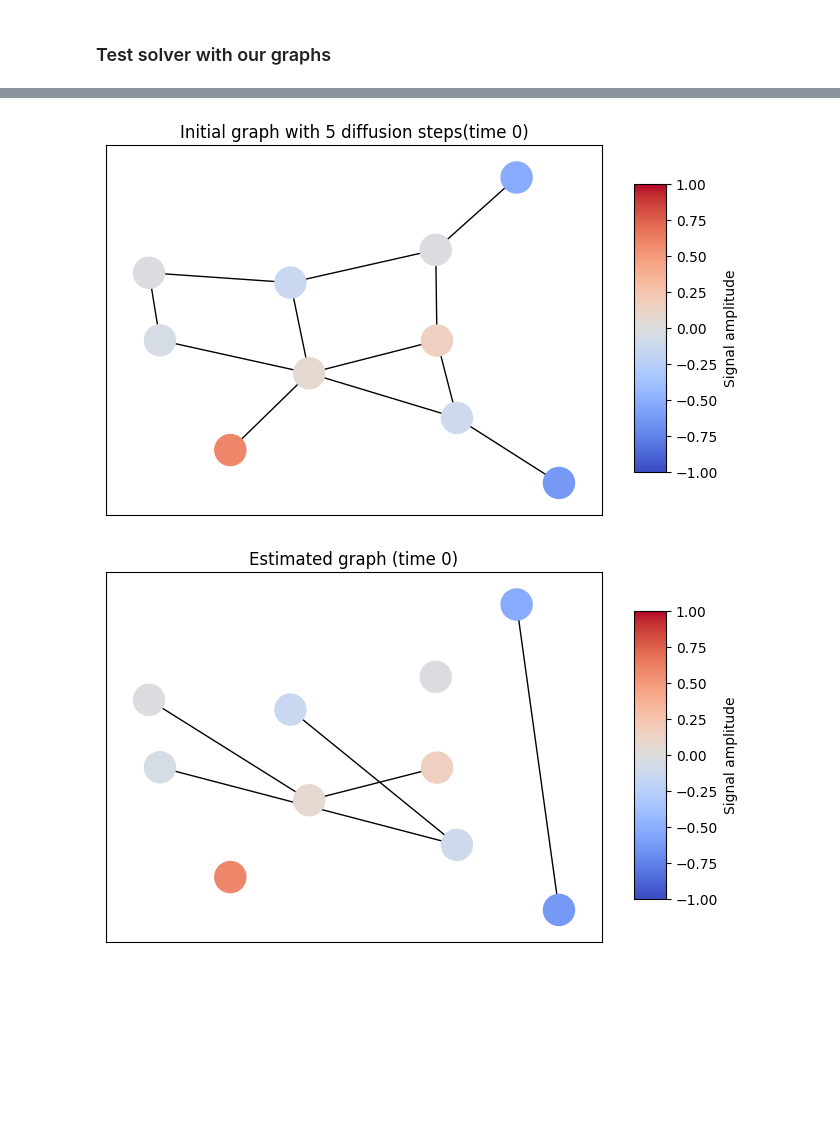
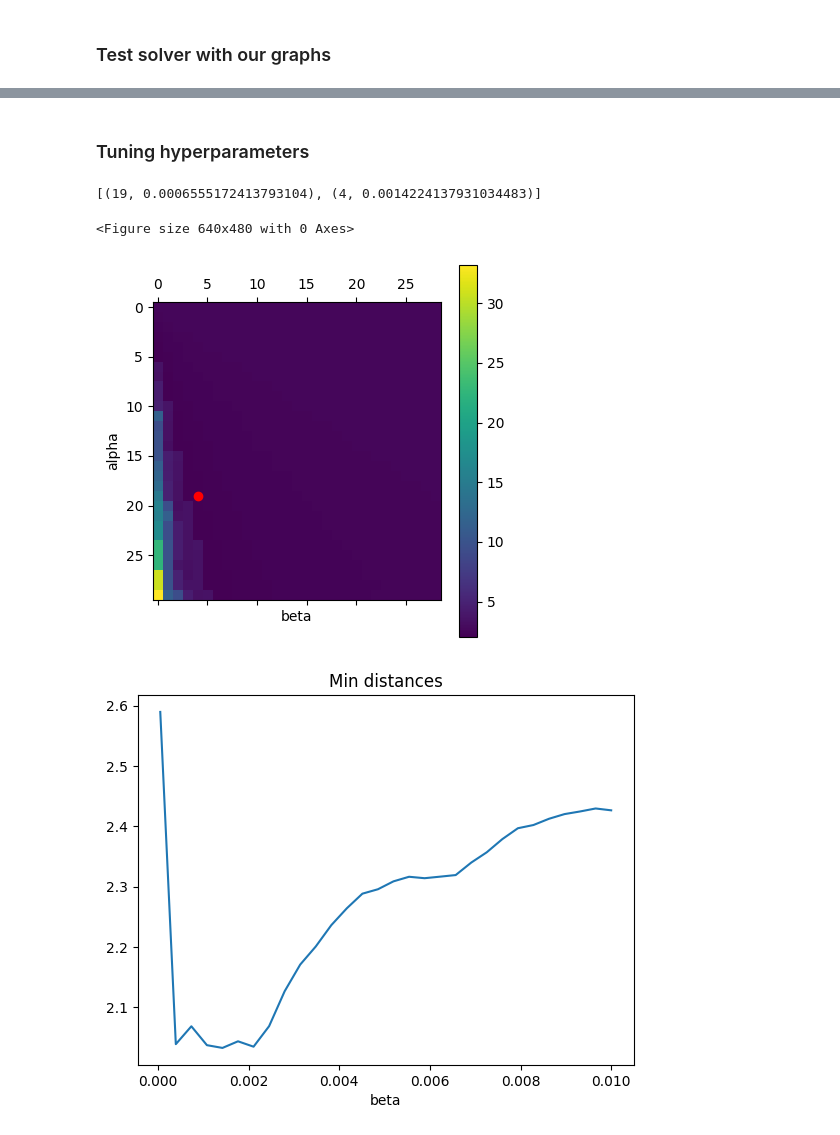
Before and after one commit to MathildeDupouy/Learn-Graph-Laplacian, a Jupyter notebook: code/main.ipynb, the cells around one changed output, grey strips where cells are left out. Cells and saved outputs as stored; diff of their text form; code cells hidden in the pictures; blank space fills up the shorter version.

Commit message:
hyperparameter study

```diff
--- a/code/main.ipynb
+++ b/code/main.ipynb
@@ -265,8 +266,2 @@ def experience(diffusion_time, alpha, beta) :
-# %%
-diffusion_time = 5
-alpha = 0.1 # Ordre de grandeur de data_loader self.alpha_X
-beta = 0.01 # Ordre de grandeur de data_loader self.beta_X
-experience(diffusion_time, alpha, beta)
-# %% [output]
-[figure, removed]
-[figure, removed]
+# %% [markdown]
+### Tuning hyperparameters
@@ -272,0 +325,25 @@ experience(diffusion_time, alpha, beta)
+# %%
+print(param_min)
+plt.figure()
+plt.matshow(distances[:, 1:])
+plt.plot(param_min[1][0], param_min[0][0], 'ro')
+plt.colorbar()
+plt.xlabel('beta')
+plt.ylabel('alpha')
+plt.show()
+plt.figure()
+plt.plot(betas, np.min(distances, 0))
+plt.title("Min distances")
+plt.xlabel("beta")
+plt.show()
+plt.figure()
+plt.plot(alphas, np.min(distances, 1))
+plt.title("Min distances")
+plt.xlabel("alpha")
+plt.show()
+distances
+# %% [output]
+[(19, 0.0006555172413793104), (4, 0.0014224137931034483)]
+<Figure size 640x480 with 0 Axes>
+[figure, added]
+[figure, added]
```
Also changed, not shown: parts of 18 cells of this notebook.
